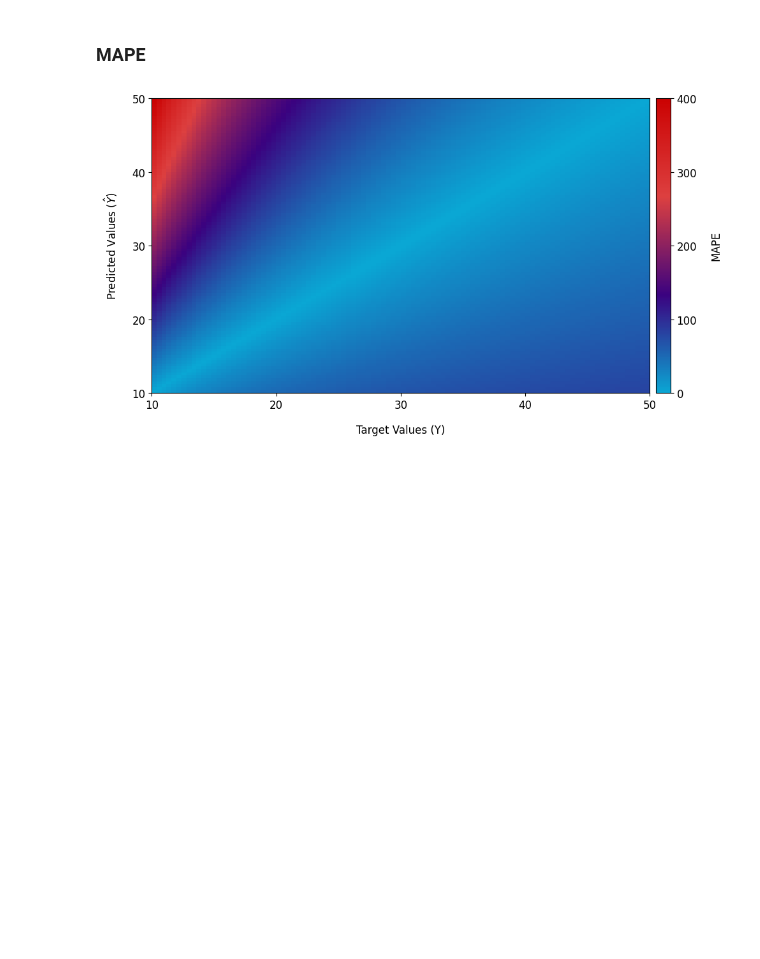
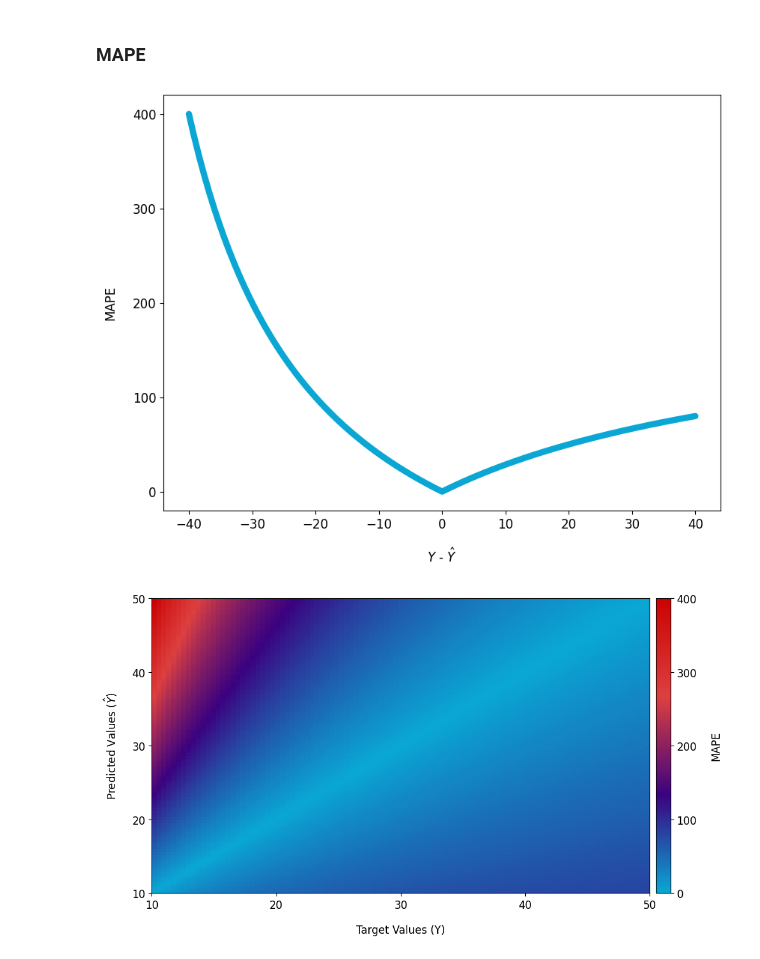
Before and after one commit to NannyML/The-Little-Book-of-ML-Metrics, a Jupyter notebook: book_plots.ipynb, the cells around one changed output. Saved outputs shown, nothing was run; the diff lists cells and outputs as text; code cells hidden in the pictures; blank space fills up the shorter version.

```diff
--- a/book_plots.ipynb
+++ b/book_plots.ipynb
@@ -84,6 +115,20 @@ plt.show()
 # %%
 # Calculate MAPE for each pair
 mape_grid = np.abs((real_grid - predicted_grid) / real_grid) * 100
+mape = np.abs((real_values - predicted_values[::-1]) / real_values) * 100
+# %%
+from matplotlib import cm
+fig, ax = plt.subplots(figsize=(6.4*1.5, 4.8*1.5))
+# ax.scatter(diff, mape, c=nml_cmap(mape/mape.max()), edgecolor='none')
+ax.plot(diff, mape, c=start_color, linewidth=6, solid_capstyle='round')
+ax.set_ylabel('MAPE')
+ax.set_xlabel('$Y$ - $\hat{Y}$')
+ax.set_xticks([-40, -30, -20, -10, 0, 10, 20, 30, 40])
+ax.set_yticks([0, 100, 200, 300, 400])
+plt.savefig('plots/MAPE_cross_section.png', dpi=300)
+plt.show()
+# %% [output]
+[figure, added]
 # %%
 fig, ax = plt.subplots(figsize=(12, 6))
 cax = ax.imshow(mape_grid, origin='lower', aspect='auto', extent=[10, 50, 10, 50], cmap=nml_cmap)
```
Also changed, not shown: parts of 5 cells of this notebook, 5 other files.
